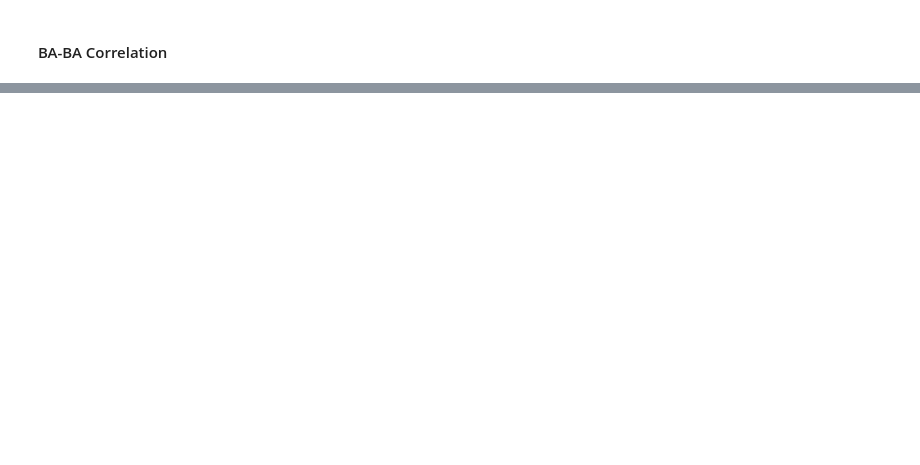
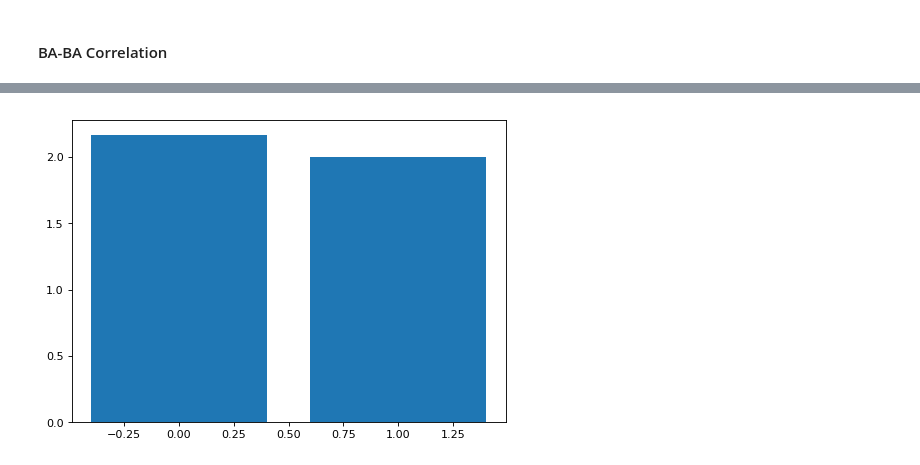
Before and after one commit to filip141/nettools, a Jupyter notebook: notebooks/synthetic_layers.ipynb, the cells around one changed output, grey strips where cells are left out. Saved outputs shown, nothing was run; the diff lists cells and outputs as text; code cells hidden in the pictures; blank space fills up the shorter version.

```diff
--- a/notebooks/synthetic_layers.ipynb
+++ b/notebooks/synthetic_layers.ipynb
@@ -358,0 +426,2 @@ plt.show()
+# %%
+inter_params_baba_corr_1 = InterMeasures.network_interdependence(multi_ba_ba_corr_1.network)
@@ -358,0 +432,9 @@ plt.show()
+# %%
+inter_baba_corr_1 = np.sort(inter_params_baba_corr_1[1])
+inter_arg_scores_baba_corr_1 = np.argsort(inter_params_baba_corr_1[1])
+# %%
+fig=plt.figure(figsize=(7, 5), dpi= 80, facecolor='w', edgecolor='k')
+plt.bar(inter_arg_scores_baba_corr_1, inter_baba_corr_1)
+plt.show()
+# %% [output]
+[figure, added]
```
Also changed, not shown: parts of 59 cells of this notebook.
